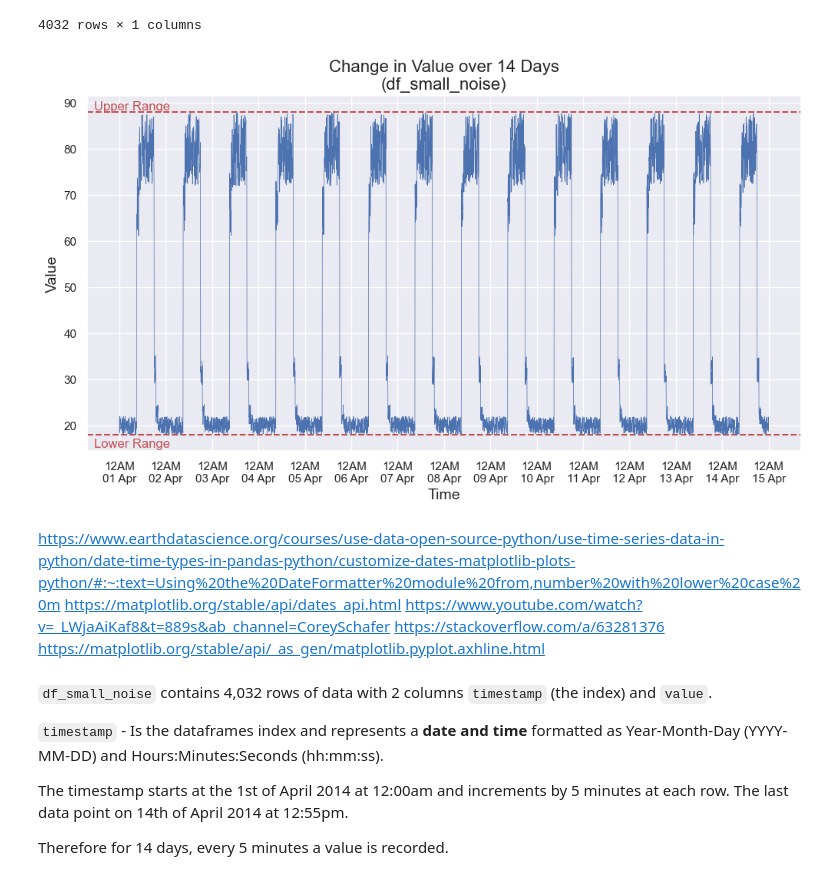
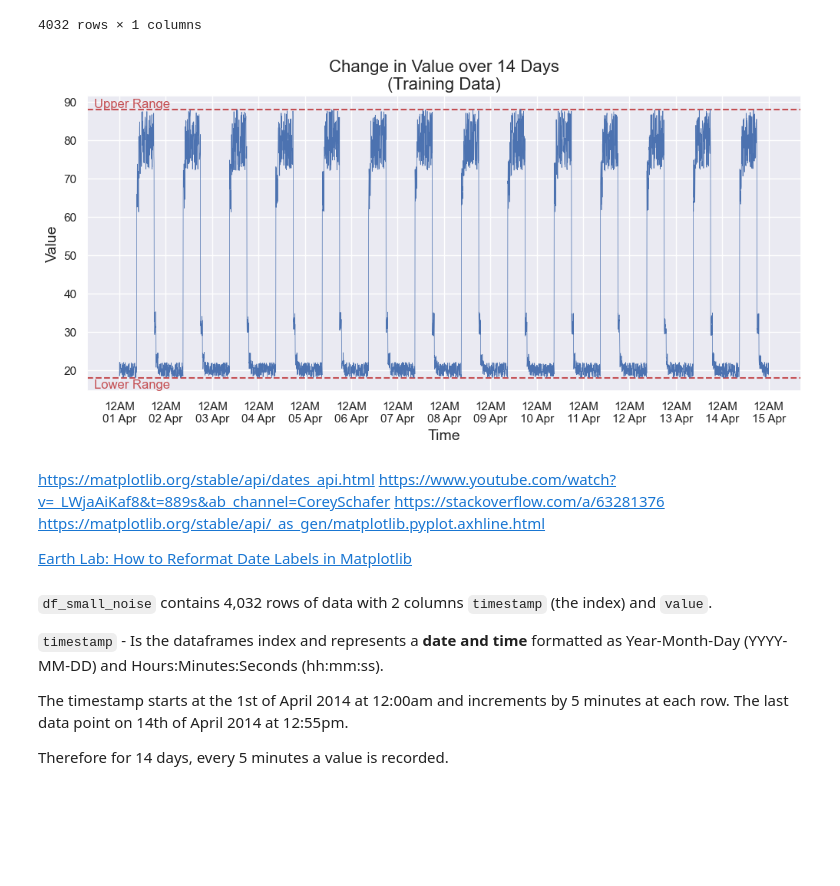
Before and after one commit to ShaneOG2/machstat-assessment, a Jupyter notebook: Practicals/Machine Learning Project Notebook.ipynb, the cells around one changed output. Cells and saved outputs as stored; diff of their text form; code cells hidden in the pictures; blank space fills up the shorter version.

```diff
--- a/Practicals/Machine Learning Project Notebook.ipynb
+++ b/Practicals/Machine Learning Project Notebook.ipynb
@@ -55,10 +62,10 @@ no_anomaly_url = root_url + 'artificialNoAnomaly/art_daily_small_noise.csv'
 # %%
 # Import and save data as a df - df_small_noise.
 # parse_dates=True will tell pandas you are importing a date while index_col="timestamp" sets timestamp as the index.
-df_small_noise = pd.read_csv(no_anomaly_url, parse_dates=True, index_col="timestamp")
+df_train = pd.read_csv(no_anomaly_url, parse_dates=True, index_col="timestamp")
 
 # Print
-df_small_noise
+df_train
 # %% [output]
 |  | value |
 | timestamp |  |
@@ -77,42 +84,44 @@ df_small_noise
 # %%
 # Graph style
 sns.set(style="darkgrid")
 
 # Set figure size
-fig, ax = plt.subplots(figsize=(12,6))
+fig, ax = plt.subplots(figsize=(12,5))
 
 # Add title
-plt.title("Change in Value over 14 Days\n(df_small_noise)", fontsize=16)
+plt.title("Change in Value over 14 Days\n(Training Data)", fontsize=16)
 
 # Add x and y labels
 plt.xlabel('Time', fontsize=14)
 plt.ylabel('Value', fontsize=14)
 
 # Define the date format
 date_form = mdates.DateFormatter("12AM\n%d %b")
 ax.xaxis.set_major_formatter(date_form)
 
 # Set x-axis to 1 day intervals
 ax.xaxis.set_major_locator(mdates.DayLocator(interval=1))
 
 # Show red line at values range
 ax.axhline(y = 18, color = 'r', linestyle = '--')
 ax.axhline(y = 88, color = 'r', linestyle = '--')
 
 # Plot upper and lower range.
 plt.text(0.01, .96, 'Upper Range', color = 'r', transform=ax.transAxes)
 plt.text(0.01, .01, 'Lower Range', color = 'r', transform=ax.transAxes)
 
 # Plot Time vs Value
-plt.plot(df_small_noise.index, df_small_noise['value'], linewidth=0.5);
+plt.plot(df_train.index, df_train['value'], linewidth=0.5);
 # %% [output]
-[figure, old version]
+[figure, new version]
 # %% [markdown]
-https://www.earthdatascience.org/courses/use-data-open-source-python/use-time-series-data-in-python/date-time-types-in-pandas-python/customize-dates-matplotlib-plots-python/#:~:text=Using%20the%20DateFormatter%20module%20from,number%20with%20lower%20case%20m
+
 https://matplotlib.org/stable/api/dates_api.html
 https://www.youtube.com/watch?v=_LWjaAiKaf8&t=889s&ab_channel=CoreySchafer
 https://stackoverflow.com/a/63281376
 https://matplotlib.org/stable/api/_as_gen/matplotlib.pyplot.axhline.html
+
+<a href="https://www.earthdatascience.org/courses/use-data-open-source-python/use-time-series-data-in-python/date-time-types-in-pandas-python/customize-dates-matplotlib-plots-python/#:~:text=Using%20the%20DateFormatter%20module%20from,number%20with%20lower%20case%20m" target="_blank">Earth Lab: How to Reformat Date Labels in Matplotlib</a>
 # %% [markdown]
 `df_small_noise` contains 4,032 rows of data with 2 columns `timestamp` (the index) and `value`.
 
```
Also changed, not shown: parts of 36 cells of this notebook.
